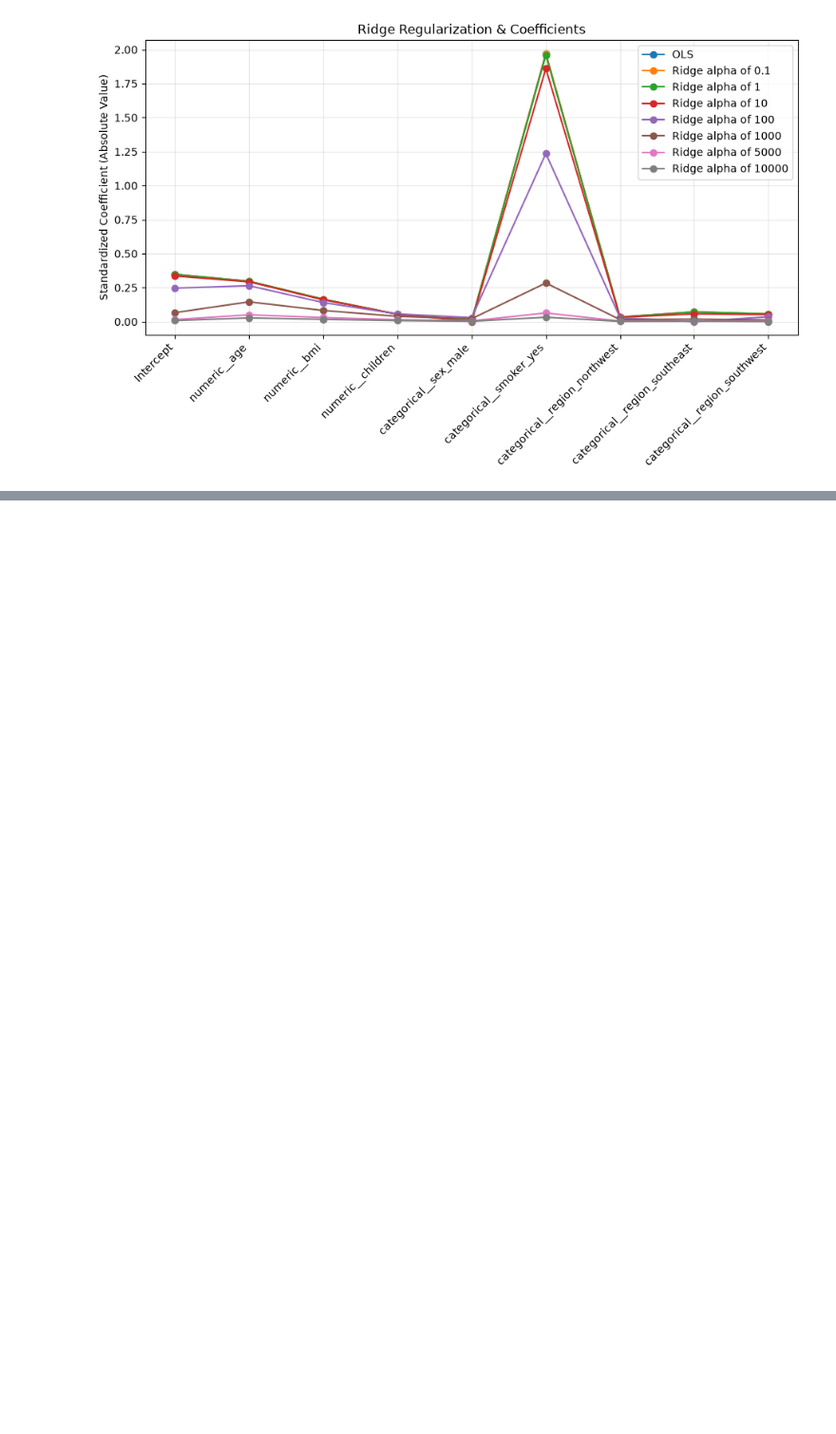
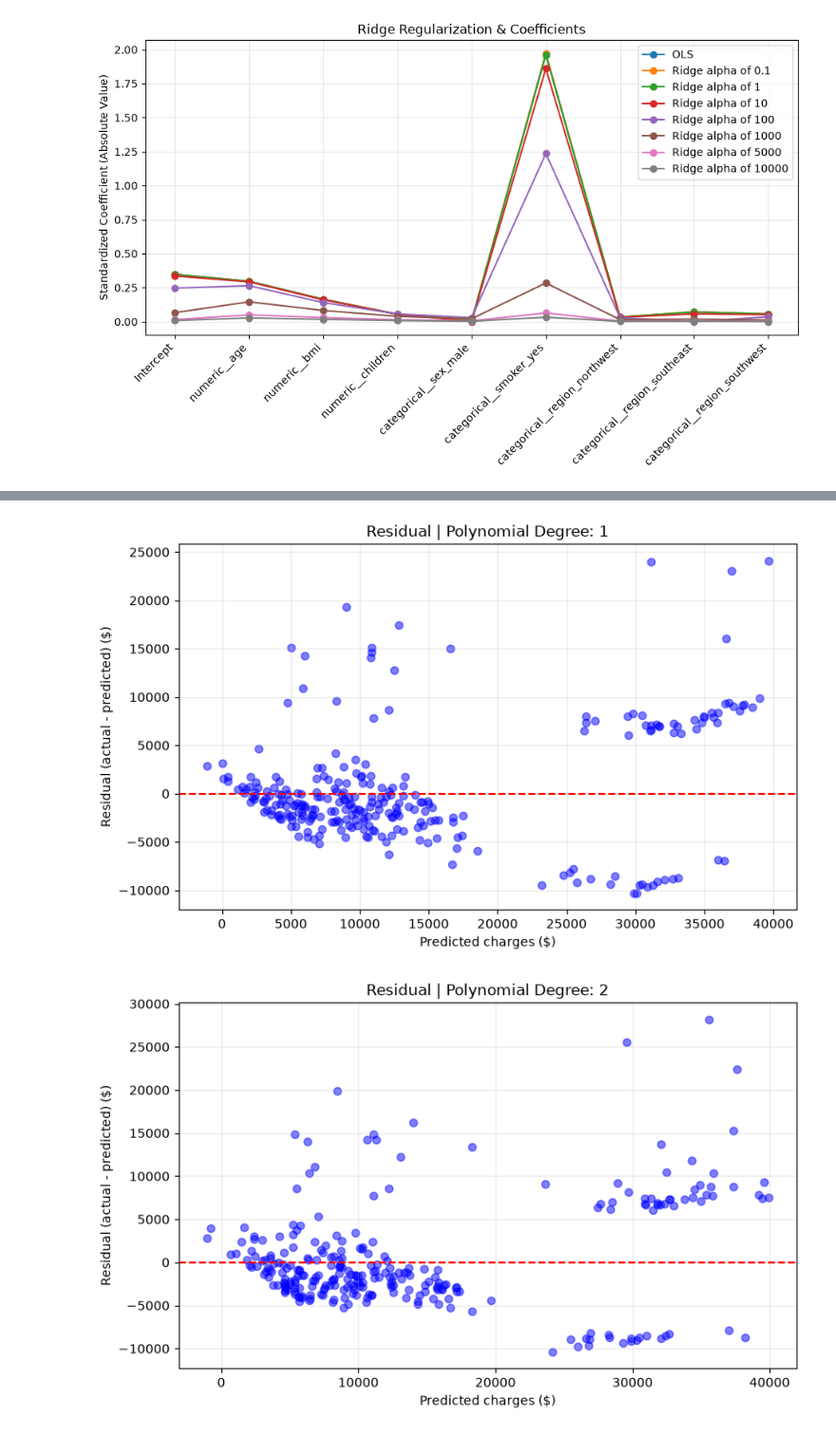
Before and after one commit to FMarkett11/CS412_Medical_Insurance_Predictor_Comparison, a Jupyter notebook: MedInsurance.ipynb, the cells around one changed output, grey strips where cells are left out. Shown at 95% size. Saved outputs shown, nothing was run; the diff lists cells and outputs as text; code cells hidden in the pictures; blank space fills up the shorter version.

```diff
--- a/MedInsurance.ipynb
+++ b/MedInsurance.ipynb
@@ -388,0 +506,7 @@ plt.show()
+# %%
+for degree in degrees:
+    prediction = polynomialModels[degree].predict(X_test)
+    plot_residuals(Y_test, prediction, f"Residual | Polynomial Degree: {degree}")
+# %% [output]
+[figure, added]
+[figure, added]
```
Also changed, not shown: parts of 5 cells of this notebook.
